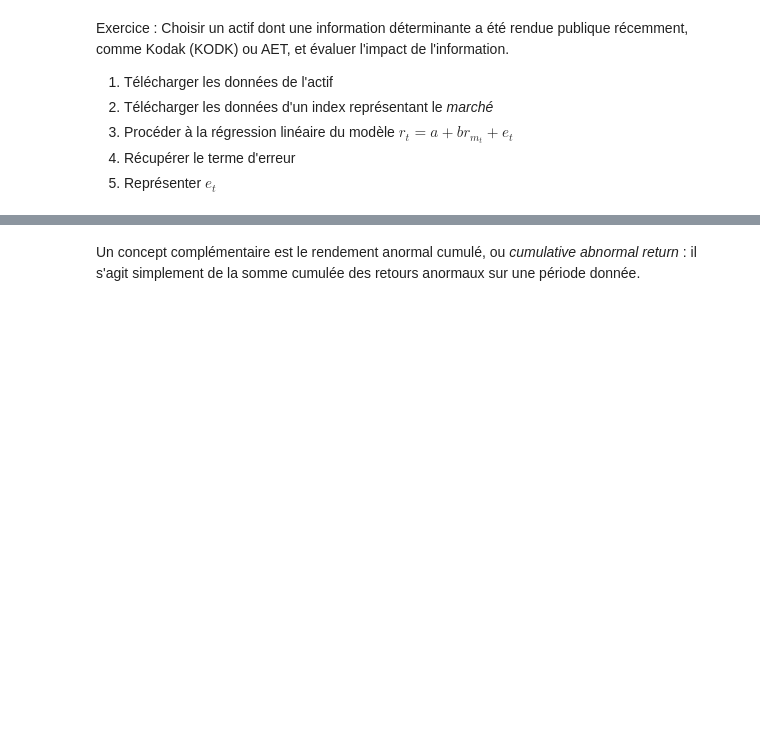
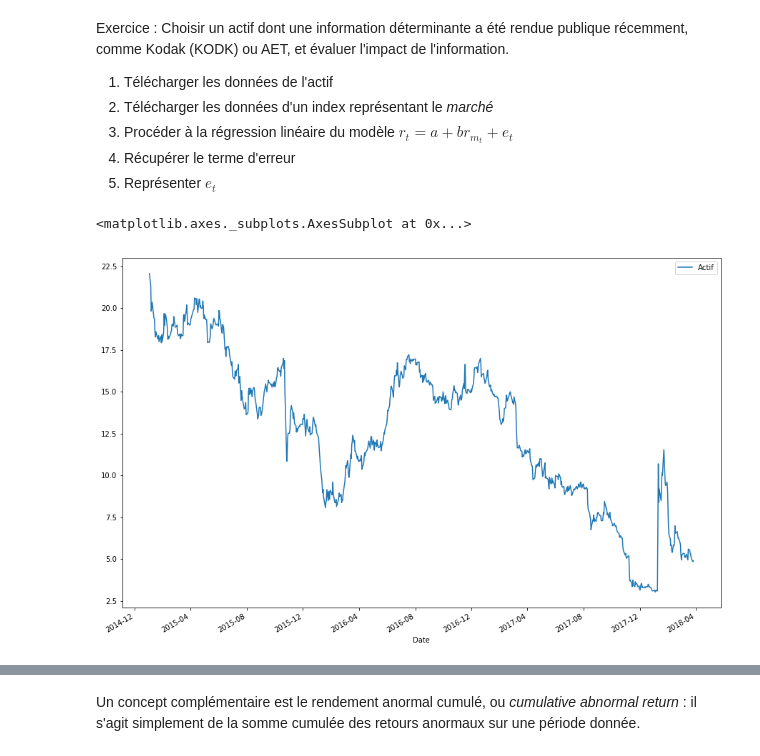
Before and after one commit to nicolasmauhe/theorie_financiere, a Jupyter notebook: Partie_4.ipynb, the cells around one changed output, grey strips where cells are left out. Saved outputs shown, nothing was run; the diff lists cells and outputs as text; code cells hidden in the pictures; blank space fills up the shorter version.

```diff
--- a/Partie_4.ipynb
+++ b/Partie_4.ipynb
@@ -97,3 +107,14 @@ Exercice : Choisir un actif dont une information déterminante a été rendue pu
 3. Procéder à la régression linéaire du modèle $r_t = a + br_{m_t} + e_t$
 4. Récupérer le terme d'erreur
 5. Représenter $e_t$
+# %%
+debut = '2015-01-01'
+frequence = 'daily'
+# %%
+actif = quandl.get('WIKI/KODK', start_date = debut, column_index = 4,
+                   collapse=frequence)
+actif.columns = ['Actif']
+actif.plot()
+# %% [output]
+<matplotlib.axes._subplots.AxesSubplot at 0x...>
+[figure, added]
```
Also changed, not shown: parts of 9 cells of this notebook.
